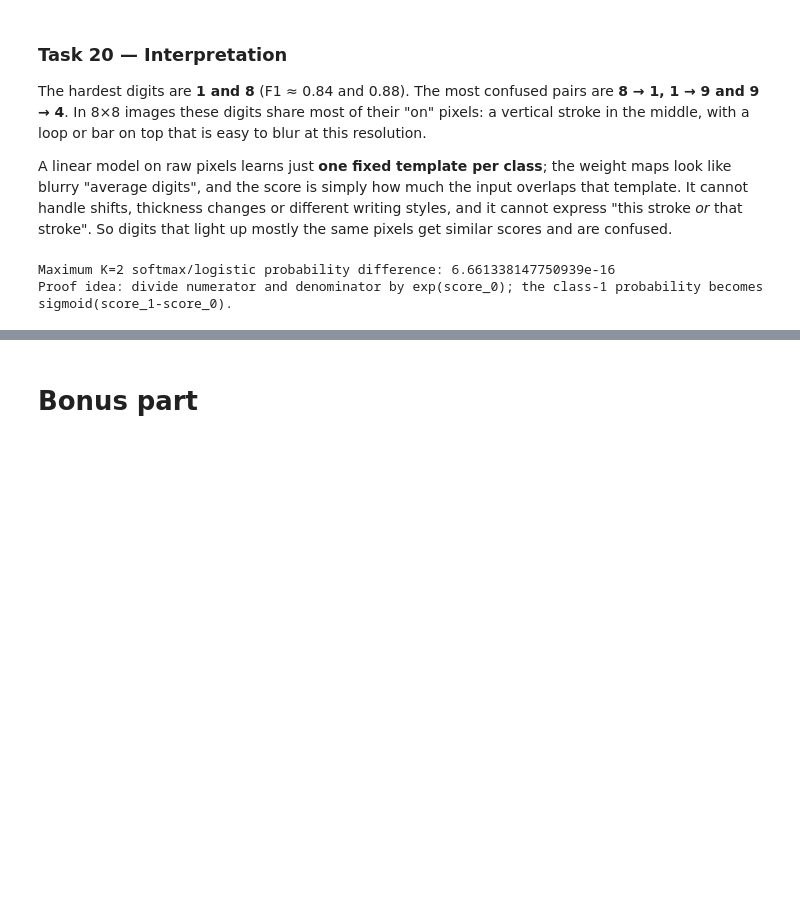
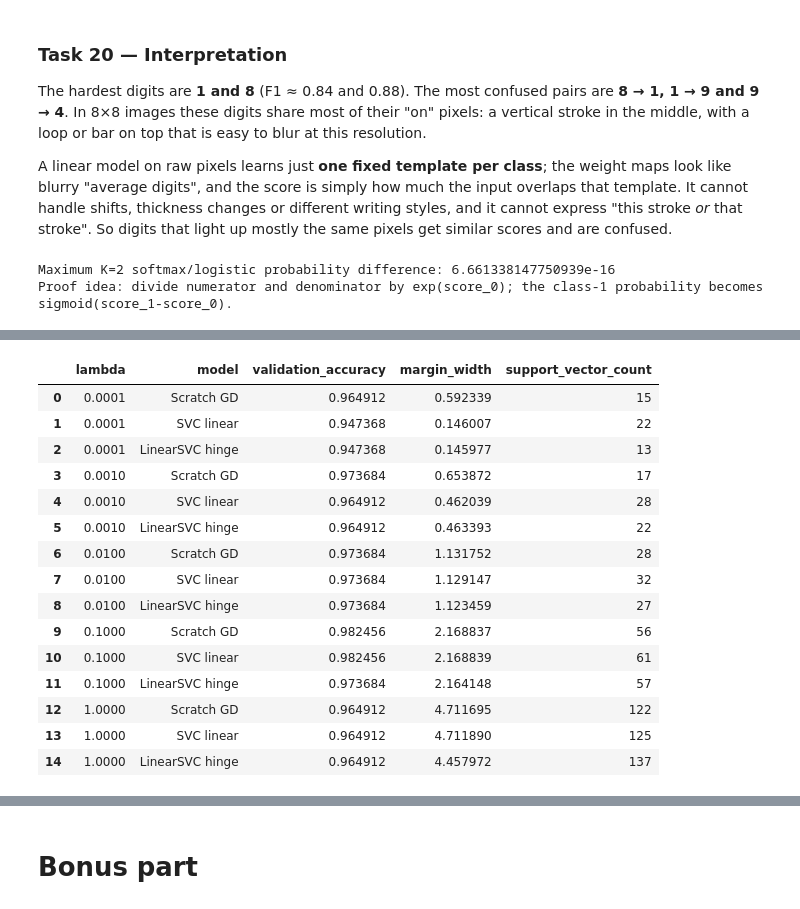
Before and after one commit to Mohammed-walid/linear-models-and-svm, a Jupyter notebook: linear_models_and_svm_implementation.ipynb, the cells around one changed output, grey strips where cells are left out. Saved outputs shown, nothing was run; the diff lists cells and outputs as text; code cells hidden in the pictures; blank space fills up the shorter version.

```diff
--- a/linear_models_and_svm_implementation.ipynb
+++ b/linear_models_and_svm_implementation.ipynb
@@ -1902,0 +2234,71 @@ plt.show()
+# %%
+svm_regularization_values = [1e-4, 1e-3, 1e-2, 1e-1, 1.0]
+svm_regularization_rows = []
+for regularization_strength in svm_regularization_values:
+    scratch_weights, scratch_history = train_linear_svm(
+        cancer_train, cancer_signed_training_targets,
+        cancer_validation, cancer_validation_targets,
+        regularization_strength=regularization_strength,
+        number_of_iterations=20000,
+        step_size_function=lambda iteration_number: 1.0 / np.sqrt(iteration_number)
+    )
+    scratch_train_scores = add_bias_column(cancer_train) @ scratch_weights
+    scratch_margin_count = int(np.sum(cancer_signed_training_targets * scratch_train_scores <= 1.0))
+    scratch_validation_predictions = (
+        add_bias_column(cancer_validation) @ scratch_weights >= 0
+    ).astype(int)
+    svm_c_value = 1.0 / (regularization_strength * len(cancer_training_targets))
+
+    svc_model = SVC(kernel="linear", C=svm_c_value).fit(cancer_train, cancer_training_targets)
+    svc_validation_accuracy = svc_model.score(cancer_validation, cancer_validation_targets)
+    svc_margin_width = 2.0 / np.linalg.norm(svc_model.coef_[0])
+
+    linear_svc_model = LinearSVC(
+        C=svm_c_value, loss="hinge", dual=True, max_iter=100000, tol=1e-8,
+        random_state=42
+    ).fit(cancer_train, cancer_training_targets)
+    linear_svc_train_scores = cancer_train @ linear_svc_model.coef_[0] + linear_svc_model.intercept_[0]
+    linear_svc_margin_count = int(np.sum(
+        cancer_signed_training_targets * linear_svc_train_scores <= 1.0
+    ))
+
+    svm_regularization_rows.extend([
+        {
+            "lambda": regularization_strength, "model": "Scratch GD",
+            "validation_accuracy": classification_accuracy(
+                cancer_validation_targets, scratch_validation_predictions
+            ),
+            "margin_width": 2.0 / np.linalg.norm(scratch_weights[1:]),
+            "support_vector_count": scratch_margin_count
+        },
+        {
+            "lambda": regularization_strength, "model": "SVC linear",
+            "validation_accuracy": svc_validation_accuracy,
+            "margin_width": svc_margin_width,
+            "support_vector_count": int(np.sum(svc_model.n_support_))
+        },
+        {
+            "lambda": regularization_strength, "model": "LinearSVC hinge",
+            "validation_accuracy": linear_svc_model.score(cancer_validation, cancer_validation_targets),
+            "margin_width": 2.0 / np.linalg.norm(linear_svc_model.coef_[0]),
+            "support_vector_count": linear_svc_margin_count
+        }
+    ])
+display(pd.DataFrame(svm_regularization_rows))
+# %% [output]
+|  | lambda | model | validation_accuracy | margin_width | support_vector_count |
+| 0 | 0.0001 | Scratch GD | 0.964912 | 0.592339 | 15 |
+| 1 | 0.0001 | SVC linear | 0.947368 | 0.146007 | 22 |
+| 2 | 0.0001 | LinearSVC hinge | 0.947368 | 0.145977 | 13 |
+| 3 | 0.0010 | Scratch GD | 0.973684 | 0.653872 | 17 |
+| 4 | 0.0010 | SVC linear | 0.964912 | 0.462039 | 28 |
+| 5 | 0.0010 | LinearSVC hinge | 0.964912 | 0.463393 | 22 |
+| 6 | 0.0100 | Scratch GD | 0.973684 | 1.131752 | 28 |
+| 7 | 0.0100 | SVC linear | 0.973684 | 1.129147 | 32 |
+| 8 | 0.0100 | LinearSVC hinge | 0.973684 | 1.123459 | 27 |
+| 9 | 0.1000 | Scratch GD | 0.982456 | 2.168837 | 56 |
+| 10 | 0.1000 | SVC linear | 0.982456 | 2.168839 | 61 |
+| 11 | 0.1000 | LinearSVC hinge | 0.973684 | 2.164148 | 57 |
+| 12 | 1.0000 | Scratch GD | 0.964912 | 4.711695 | 122 |
+| 13 | 1.0000 | SVC linear | 0.964912 | 4.711890 | 125 |
+| 14 | 1.0000 | LinearSVC hinge | 0.964912 | 4.457972 | 137 |
```
Also changed, not shown: parts of 36 cells of this notebook, 2 other files.
